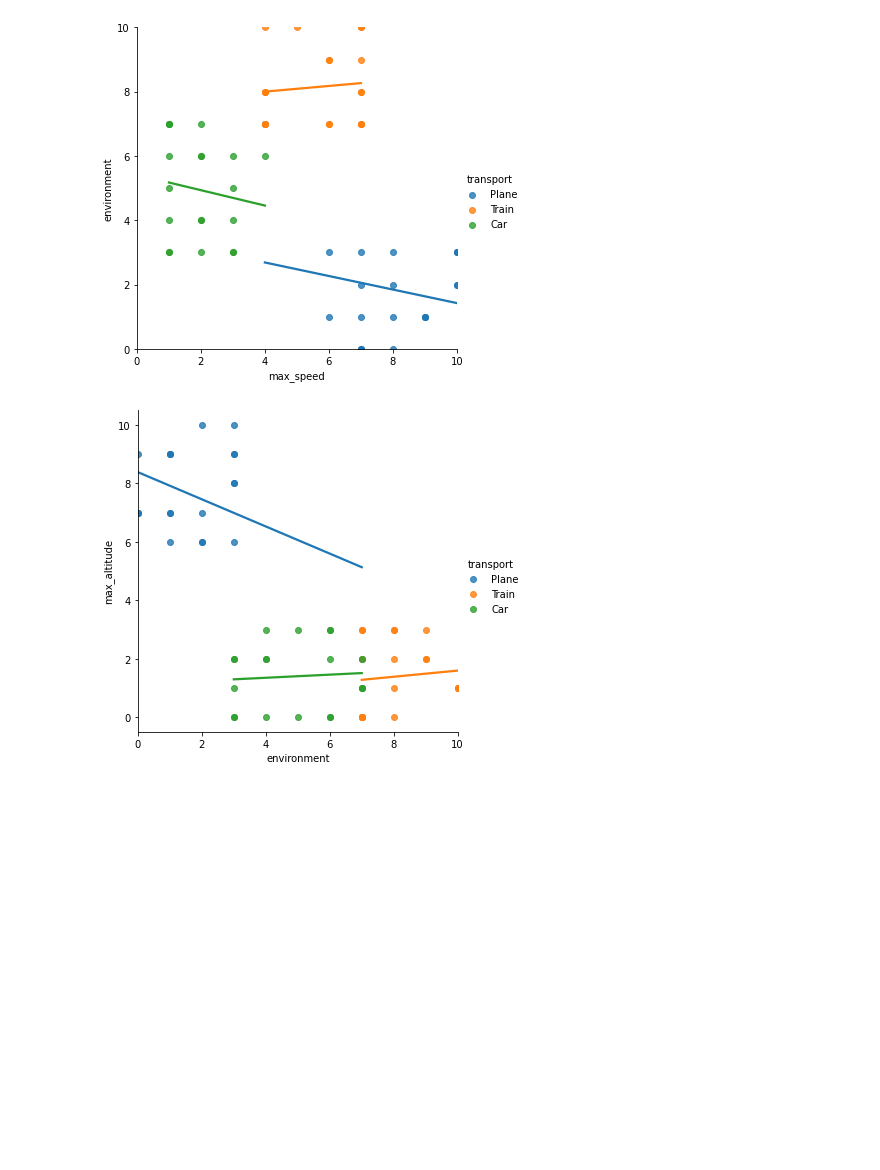
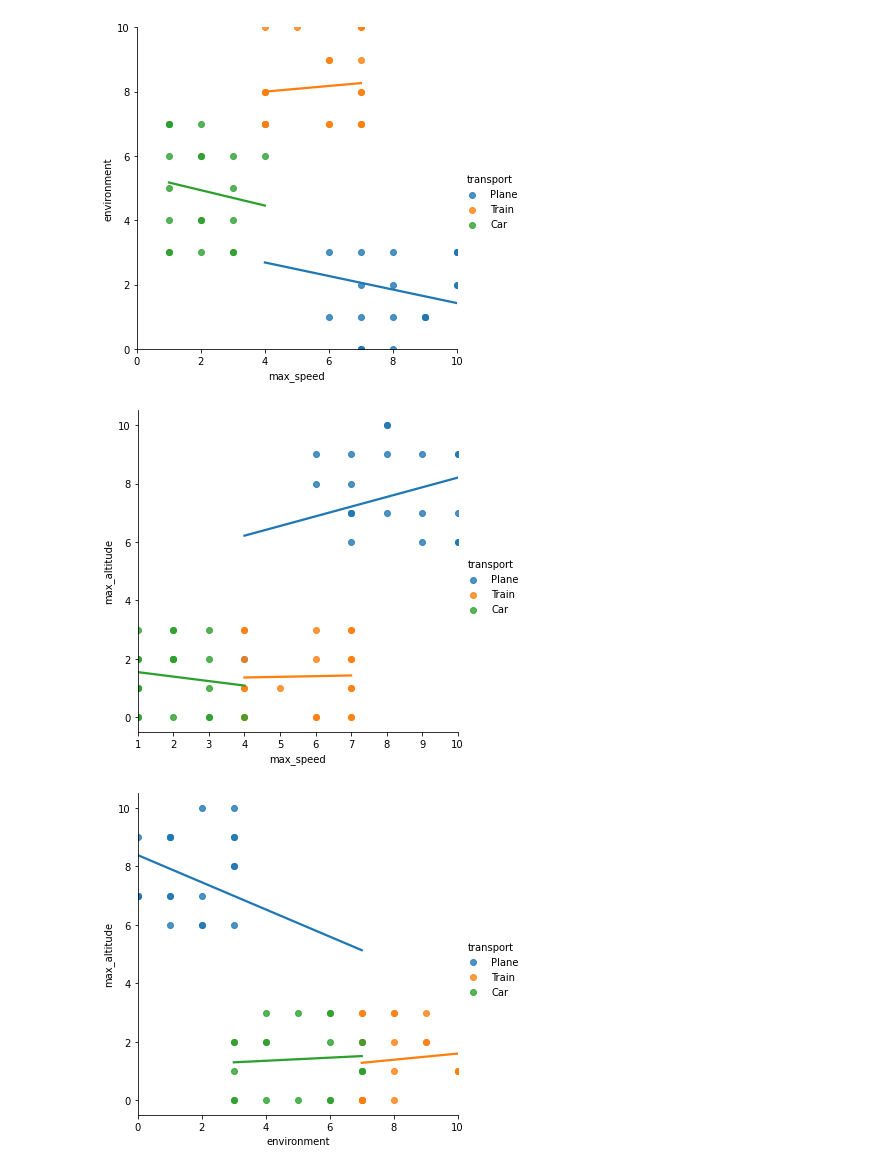
Before and after one commit to GarethAhern/Python, a Jupyter notebook: Trinomial_LogReg.ipynb, the cells around one changed output. Saved outputs shown, nothing was run; the diff lists cells and outputs as text; code cells hidden in the pictures; blank space fills up the shorter version.

```diff
--- a/Trinomial_LogReg.ipynb
+++ b/Trinomial_LogReg.ipynb
@@ -39,6 +64,10 @@ plt.xlim(0, 10);
 plt.ylim(0, 10);
 # %% [output]
 [figure]
+# %%
+sns.lmplot(x='max_speed', y='max_altitude', data=transport_df, ci=None, hue='transport');
+# %% [output]
+[figure, added]
 # %%
 sns.lmplot(x='environment', y='max_altitude', data=transport_df, ci=None, hue='transport');
 # %% [output]
```
Also changed, not shown: parts of 16 cells of this notebook.
